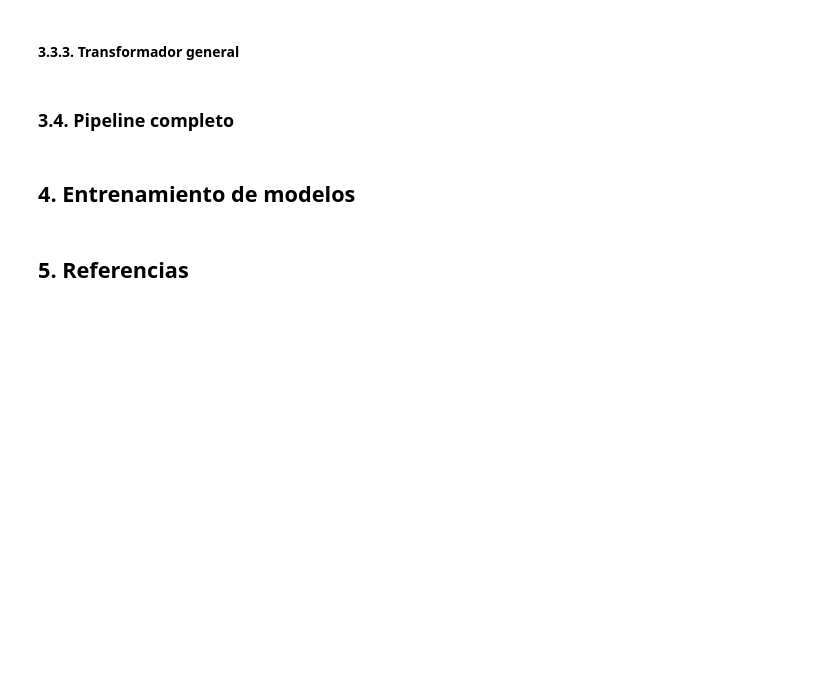
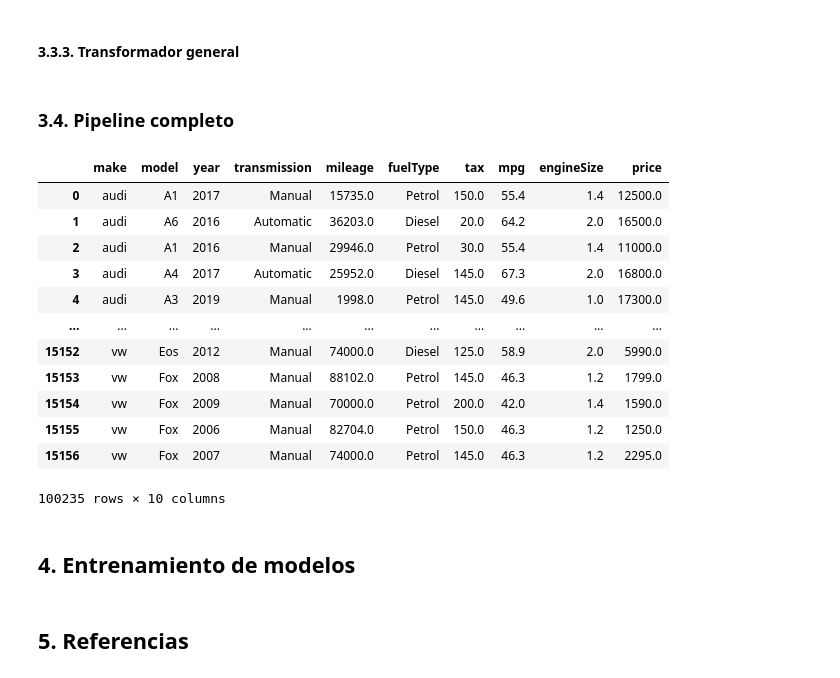
Before and after one commit to dietrujillo/ml_lab, a Jupyter notebook: lab1/notebooks/lab1.ipynb, the cells around one changed output. Saved outputs shown, nothing was run; the diff lists cells and outputs as text; code cells hidden in the pictures; blank space fills up the shorter version.

```diff
--- a/lab1/notebooks/lab1.ipynb
+++ b/lab1/notebooks/lab1.ipynb
@@ -639,6 +642,22 @@ full_pipeline = Pipeline([
     ("data_transformer", data_transformer),
     # ("pca", pca)
 ])
+# %%
+df
+# %% [output]
+|  | make | model | year | transmission | mileage | fuelType | tax | mpg | engineSize | price |
+| 0 | audi | A1 | 2017 | Manual | 15735.0 | Petrol | 150.0 | 55.4 | 1.4 | 12500.0 |
+| 1 | audi | A6 | 2016 | Automatic | 36203.0 | Diesel | 20.0 | 64.2 | 2.0 | 16500.0 |
+| 2 | audi | A1 | 2016 | Manual | 29946.0 | Petrol | 30.0 | 55.4 | 1.4 | 11000.0 |
+| 3 | audi | A4 | 2017 | Automatic | 25952.0 | Diesel | 145.0 | 67.3 | 2.0 | 16800.0 |
+| 4 | audi | A3 | 2019 | Manual | 1998.0 | Petrol | 145.0 | 49.6 | 1.0 | 17300.0 |
+| ... | ... | ... | ... | ... | ... | ... | ... | ... | ... | ... |
+| 15152 | vw | Eos | 2012 | Manual | 74000.0 | Diesel | 125.0 | 58.9 | 2.0 | 5990.0 |
+| 15153 | vw | Fox | 2008 | Manual | 88102.0 | Petrol | 145.0 | 46.3 | 1.2 | 1799.0 |
+| 15154 | vw | Fox | 2009 | Manual | 70000.0 | Petrol | 200.0 | 42.0 | 1.4 | 1590.0 |
+| 15155 | vw | Fox | 2006 | Manual | 82704.0 | Petrol | 150.0 | 46.3 | 1.2 | 1250.0 |
+| 15156 | vw | Fox | 2007 | Manual | 74000.0 | Petrol | 145.0 | 46.3 | 1.2 | 2295.0 |
+100235 rows × 10 columns
 # %% [markdown]
 ## 4. Entrenamiento de modelos
 # %% [markdown]
```
Also changed, not shown: parts of 8 cells of this notebook.
